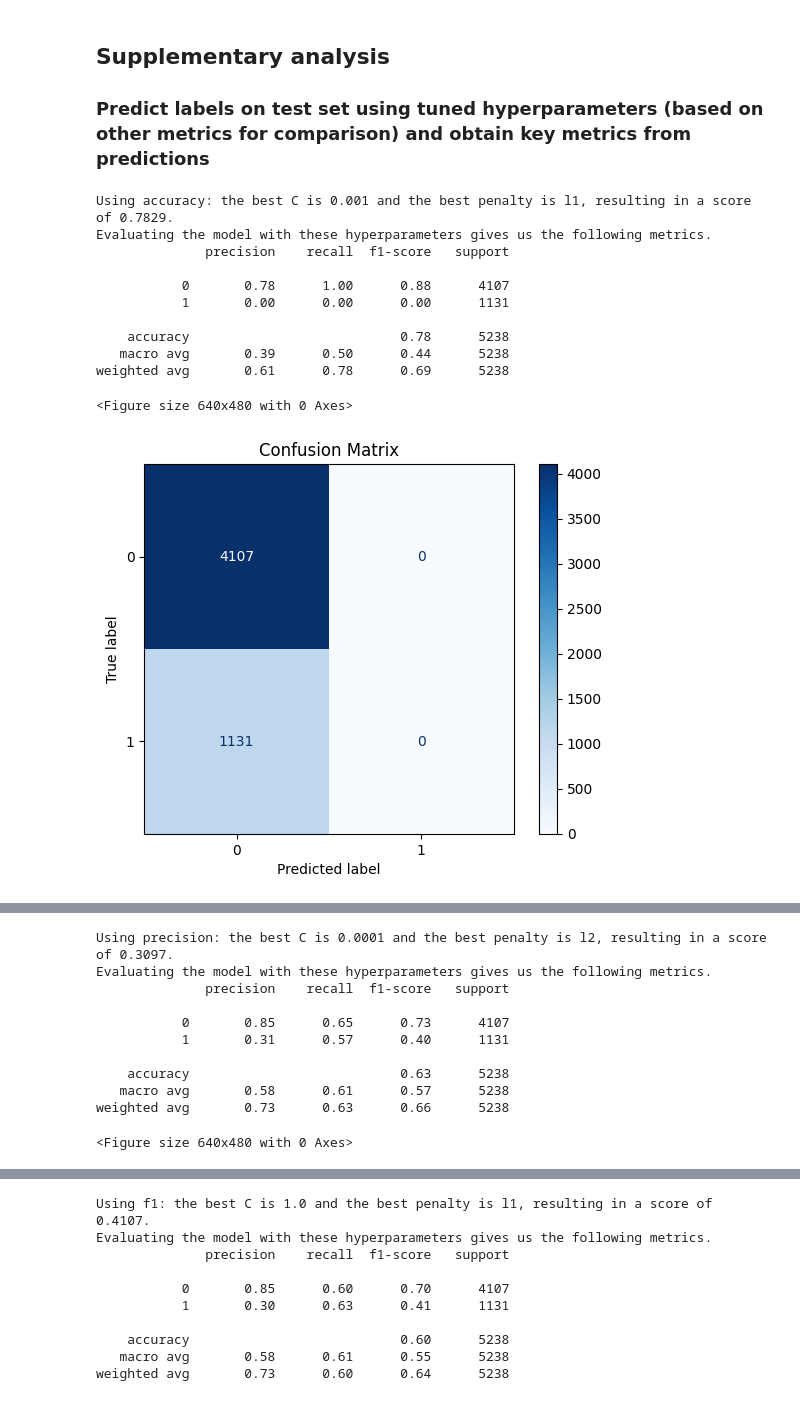
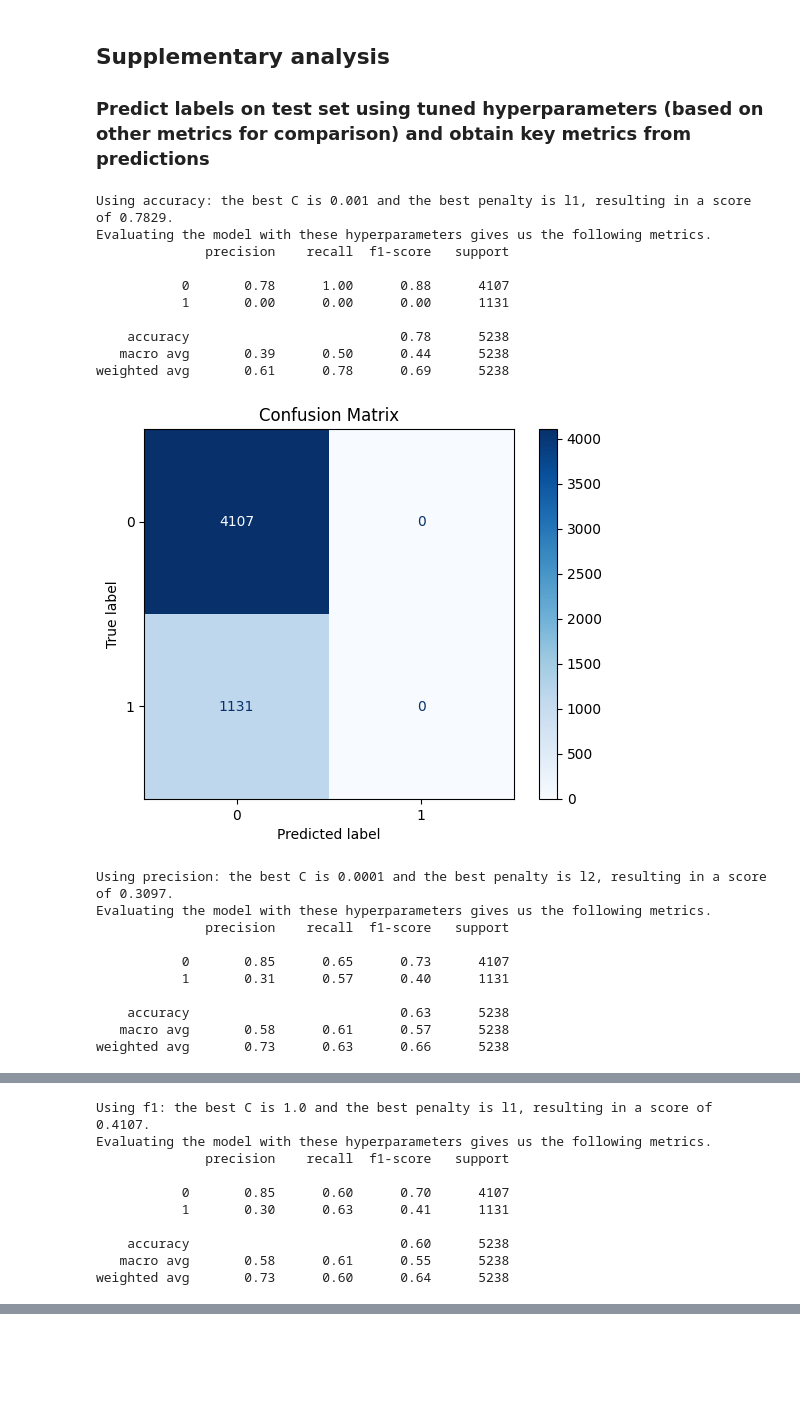
Before and after one commit to amylin1249/nypd-enforcement-gap, a Jupyter notebook: src/train_linear_model.ipynb, the cells around one changed output, grey strips where cells are left out. Drawn from its saved outputs; the diff is of its cells as text; code cells hidden in the pictures; blank space fills up the shorter version.

```diff
--- a/src/train_linear_model.ipynb
+++ b/src/train_linear_model.ipynb
@@ -219,9 +226,8 @@ print(classification_report(y_test, y_pred))
 # Create a confusion matrix
 cm = confusion_matrix(y_test, y_pred)
 disp = ConfusionMatrixDisplay(confusion_matrix=cm, display_labels=best_model.classes_)
-
-plt.figure()
-disp.plot(cmap="Blues", values_format="d")
+fig, ax = plt.subplots()
+disp.plot(cmap="Blues", values_format="d", ax=ax)
 plt.title("Confusion Matrix")
 plt.show()
 # %% [output]
@@ -261,35 +266,43 @@ for metric in scoring_ex_recall:
         penalty=best_penalty,
     ).fit(X_train, y_train)
     y_pred_new = logreg_new.predict(X_test)
 
     print(
         f"Using {metric}: the best C is {best_C} and the best penalty is {best_penalty}, resulting in a score of {best_score:.4f}."
     )
     print(
         "Evaluating the model with these hyperparameters gives us the following metrics."
     )
     print(classification_report(y_test, y_pred_new))
 
 
     cm_new = confusion_matrix(y_test, y_pred_new)
+    fig, ax = plt.subplots()
     disp = ConfusionMatrixDisplay(confusion_matrix=cm_new, display_labels=logreg_new.classes_)
-
-    plt.figure()
-    disp.plot(cmap="Blues", values_format="d")
+    disp.plot(cmap="Blues", values_format="d", ax=ax)
     plt.title("Confusion Matrix")
     plt.show()
 
     print()
 # %% [output]
 Using accuracy: the best C is 0.001 and the best penalty is l1, resulting in a score of 0.7829.
 Evaluating the model with these hyperparameters gives us the following metrics.
               precision    recall  f1-score   support
 
            0       0.78      1.00      0.88      4107
            1       0.00      0.00      0.00      1131
 
     accuracy                           0.78      5238
    macro avg       0.39      0.50      0.44      5238
 weighted avg       0.61      0.78      0.69      5238
+[figure]
-<Figure size 640x480 with 0 Axes>
+Using precision: the best C is 0.0001 and the best penalty is l2, resulting in a score of 0.3097.
+Evaluating the model with these hyperparameters gives us the following metrics.
+              precision    recall  f1-score   support
+
+           0       0.85      0.65      0.73      4107
+           1       0.31      0.57      0.40      1131
+
+    accuracy                           0.63      5238
+   macro avg       0.58      0.61      0.57      5238
+weighted avg       0.73      0.63      0.66      5238
-[figure]
@@ -296,11 +310,10 @@ weighted avg       0.61      0.78      0.69      5238
-Using precision: the best C is 0.0001 and the best penalty is l2, resulting in a score of 0.3097.
+Using f1: the best C is 1.0 and the best penalty is l1, resulting in a score of 0.4107.
 Evaluating the model with these hyperparameters gives us the following metrics.
               precision    recall  f1-score   support
 
-           0       0.85      0.65      0.73      4107
-           1       0.31      0.57      0.40      1131
+           0       0.85      0.60      0.70      4107
+           1       0.30      0.63      0.41      1131
 
-    accuracy                           0.63      5238
-   macro avg       0.58      0.61      0.57      5238
-weighted avg       0.73      0.63      0.66      5238
+    accuracy                           0.60      5238
+   macro avg       0.58      0.61      0.55      5238
+weighted avg       0.73      0.60      0.64      5238
-<Figure size 640x480 with 0 Axes>
@@ -308,10 +319,0 @@ weighted avg       0.73      0.63      0.66      5238
-Using f1: the best C is 1.0 and the best penalty is l1, resulting in a score of 0.4107.
-Evaluating the model with these hyperparameters gives us the following metrics.
-              precision    recall  f1-score   support
-
-           0       0.85      0.60      0.70      4107
-           1       0.30      0.63      0.41      1131
-
-    accuracy                           0.60      5238
-   macro avg       0.58      0.61      0.55      5238
-weighted avg       0.73      0.60      0.64      5238
```
Also changed, not shown: parts of 5 cells of this notebook.
